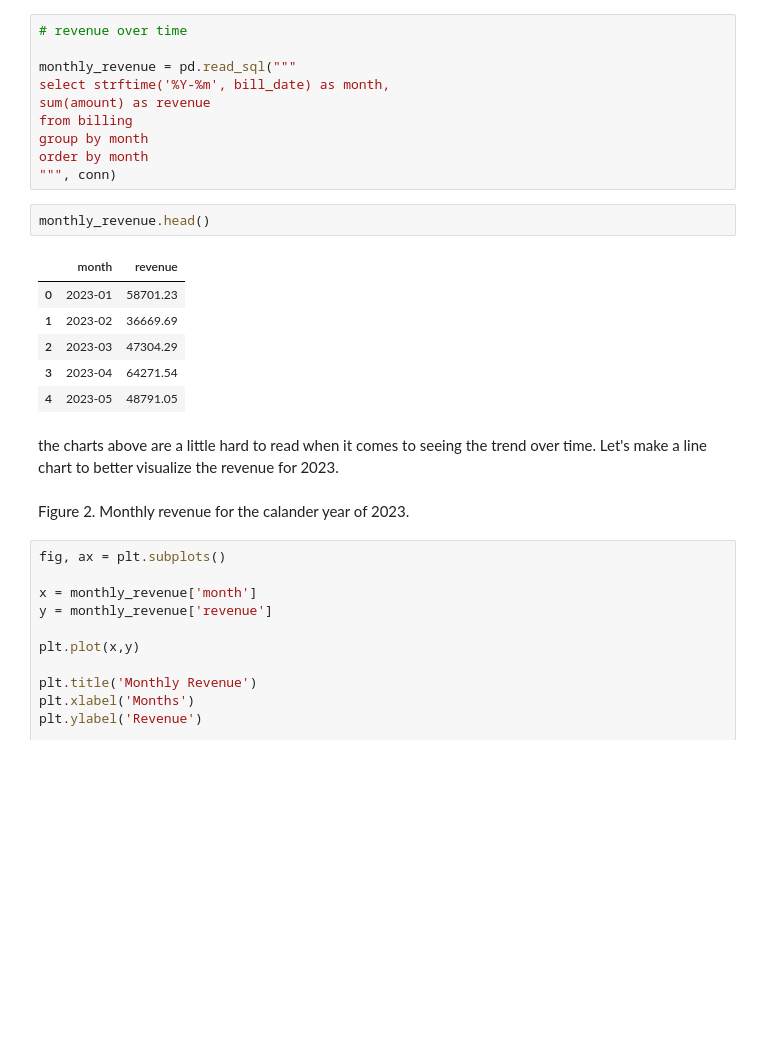
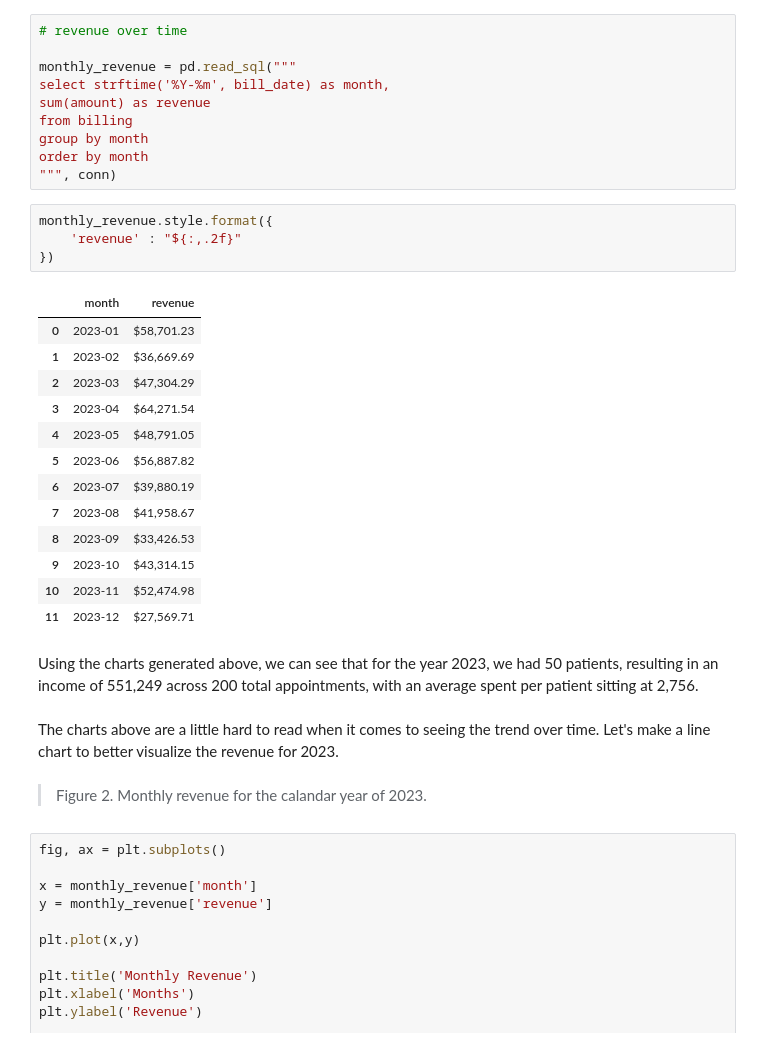
Before and after one commit to Djohnson1313/hospital_operations_intelligence_, a Jupyter notebook: hospital_operations_analysis.ipynb, the cells around one changed output. Drawn from its saved outputs; the diff is of its cells as text; blank space fills up the shorter version.

```diff
--- a/hospital_operations_analysis.ipynb
+++ b/hospital_operations_analysis.ipynb
@@ -506,18 +525,29 @@ group by month
 order by month
 """, conn)
 # %%
-monthly_revenue.head()
+monthly_revenue.style.format({
+    'revenue' : "${:,.2f}"
+})
 # %% [output]
 |  | month | revenue |
-| 0 | 2023-01 | 58701.23 |
-| 1 | 2023-02 | 36669.69 |
-| 2 | 2023-03 | 47304.29 |
-| 3 | 2023-04 | 64271.54 |
-| 4 | 2023-05 | 48791.05 |
+| 0 | 2023-01 | $58,701.23 |
+| 1 | 2023-02 | $36,669.69 |
+| 2 | 2023-03 | $47,304.29 |
+| 3 | 2023-04 | $64,271.54 |
+| 4 | 2023-05 | $48,791.05 |
+| 5 | 2023-06 | $56,887.82 |
+| 6 | 2023-07 | $39,880.19 |
+| 7 | 2023-08 | $41,958.67 |
+| 8 | 2023-09 | $33,426.53 |
+| 9 | 2023-10 | $43,314.15 |
+| 10 | 2023-11 | $52,474.98 |
+| 11 | 2023-12 | $27,569.71 |
+# %% [markdown]
+Using the charts generated above, we can see that for the year 2023, we had 50 patients, resulting in an income of 551,249 across 200 total appointments, with an average spent per patient sitting at 2,756.
 # %% [markdown]
-the charts above are a little hard to read when it comes to seeing the trend over time. Let's make a line chart to better visualize the revenue for 2023.
+The charts above are a little hard to read when it comes to seeing the trend over time. Let's make a line chart to better visualize the revenue for 2023.
 # %% [markdown]
-Figure 2. Monthly revenue for the calander year of 2023.
+>Figure 2. Monthly revenue for the calandar year of 2023.
 # %%
 fig, ax = plt.subplots()
 
```
Also changed, not shown: parts of 28 cells of this notebook.
